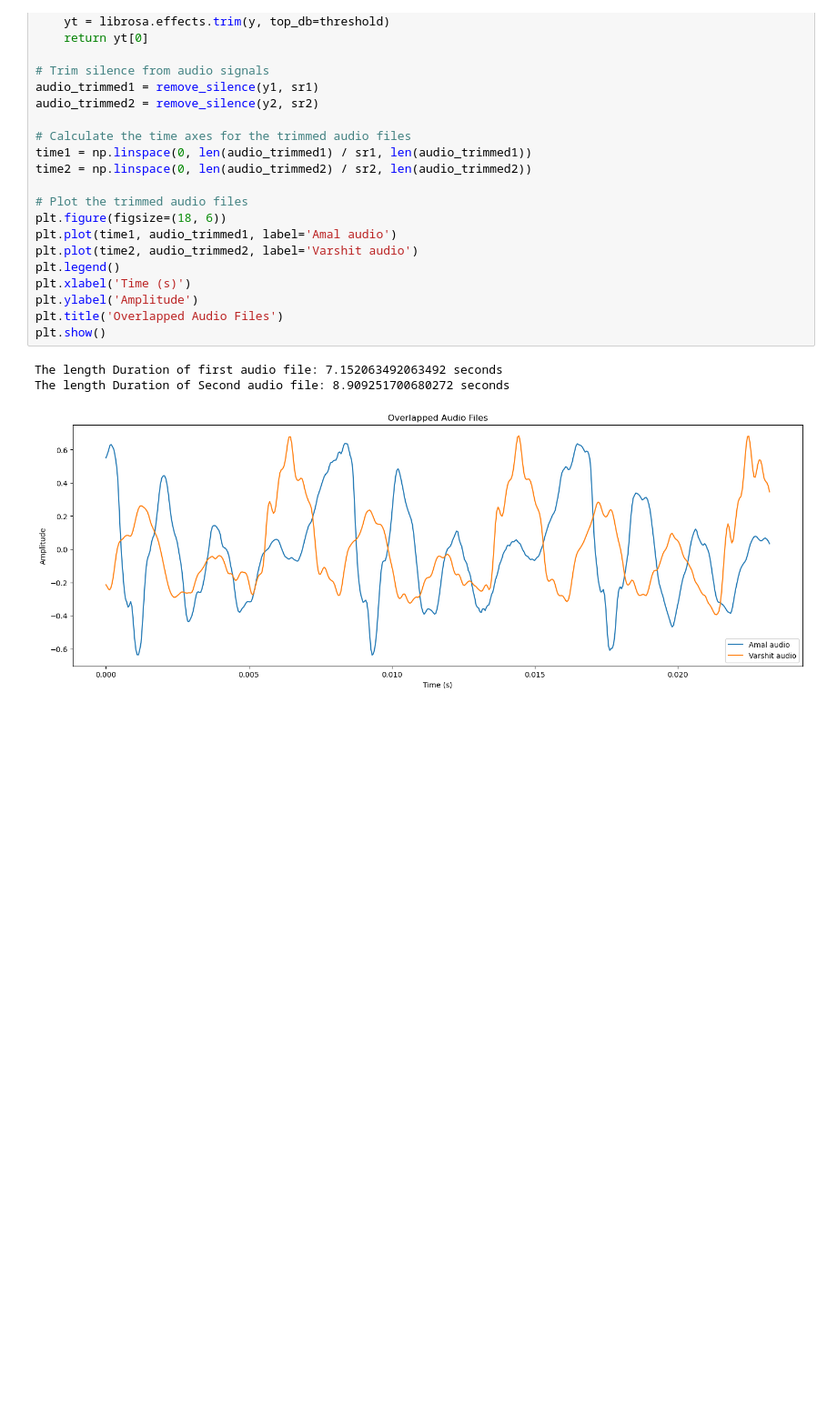
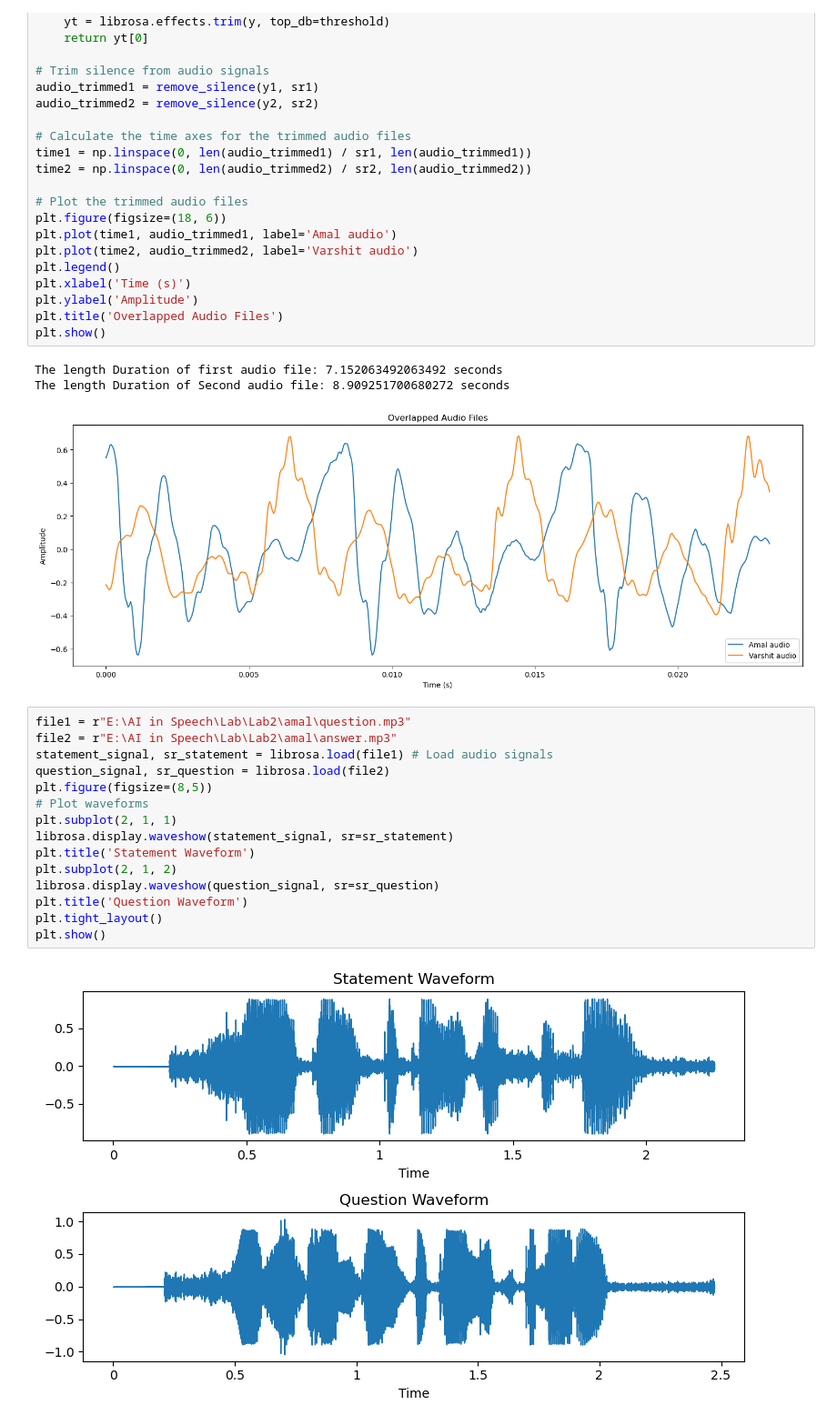
Before and after one commit to Amalkrishnaaa/AI-in-Speech-Processing, a Jupyter notebook: AI_in_Speech_Processing_Lab2.ipynb, the cells around one changed output. Shown at 91% size. Drawn from its saved outputs; the diff is of its cells as text; blank space fills up the shorter version.

```diff
--- a/AI_in_Speech_Processing_Lab2.ipynb
+++ b/AI_in_Speech_Processing_Lab2.ipynb
@@ -148,3 +148,20 @@ plt.show()
 The length Duration of first audio file: 7.152063492063492 seconds
 The length Duration of Second audio file: 8.909251700680272 seconds
 [figure]
+# %%
+file1 = r"E:\AI in Speech\Lab\Lab2\amal\question.mp3"
+file2 = r"E:\AI in Speech\Lab\Lab2\amal\answer.mp3"
+statement_signal, sr_statement = librosa.load(file1) # Load audio signals
+question_signal, sr_question = librosa.load(file2)
+plt.figure(figsize=(8,5))
+# Plot waveforms
+plt.subplot(2, 1, 1)
+librosa.display.waveshow(statement_signal, sr=sr_statement)
+plt.title('Statement Waveform')
+plt.subplot(2, 1, 2)
+librosa.display.waveshow(question_signal, sr=sr_question)
+plt.title('Question Waveform')
+plt.tight_layout()
+plt.show()
+# %% [output]
+[figure, added]
```
